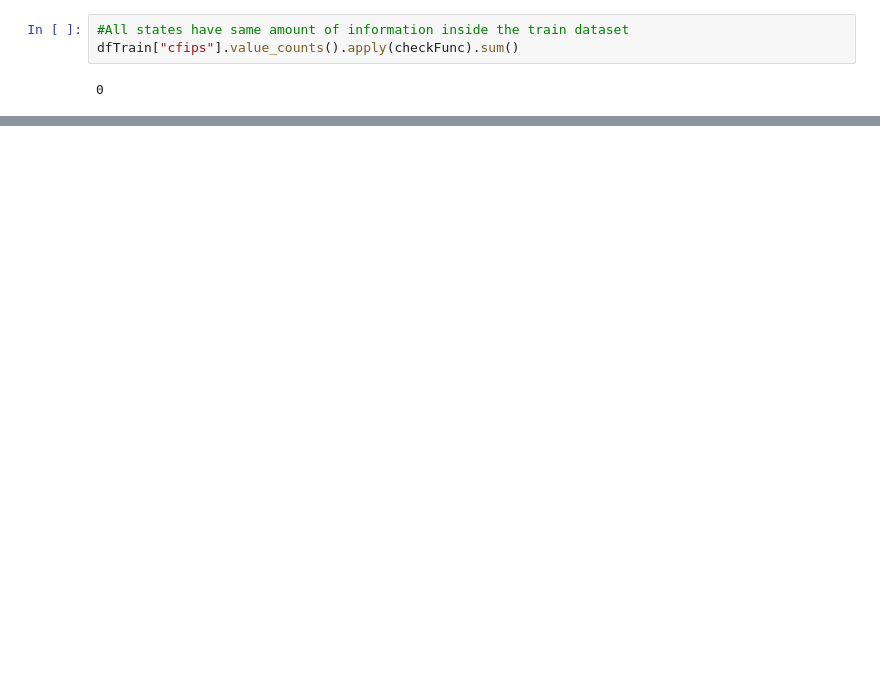
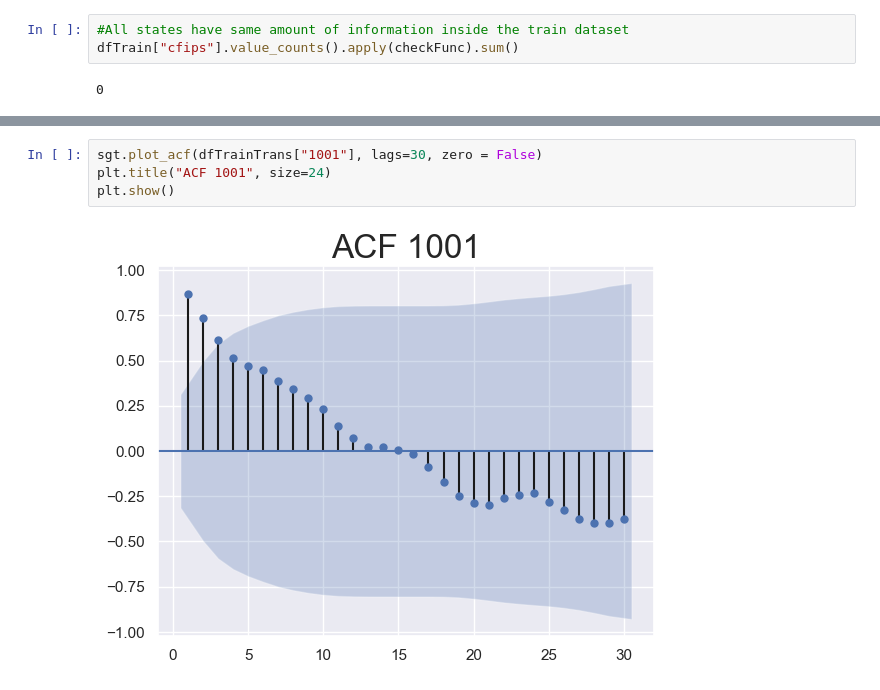
Before and after one commit to MKbinli/MLstudies, a Jupyter notebook: Timeseries1/GD Timeseries_jupyter.ipynb, the cells around one changed output, grey strips where cells are left out. Cells and saved outputs as stored; diff of their text form; blank space fills up the shorter version.

```diff
--- a/Timeseries1/GD Timeseries_jupyter.ipynb
+++ b/Timeseries1/GD Timeseries_jupyter.ipynb
@@ -255,0 +275,6 @@ first_day_of_month
+# %%
+sgt.plot_acf(dfTrainTrans["1001"], lags=30, zero = False)
+plt.title("ACF 1001", size=24)
+plt.show()
+# %% [output]
+[figure, added]
```
Also changed, not shown: parts of 24 cells of this notebook, 1 other file.
